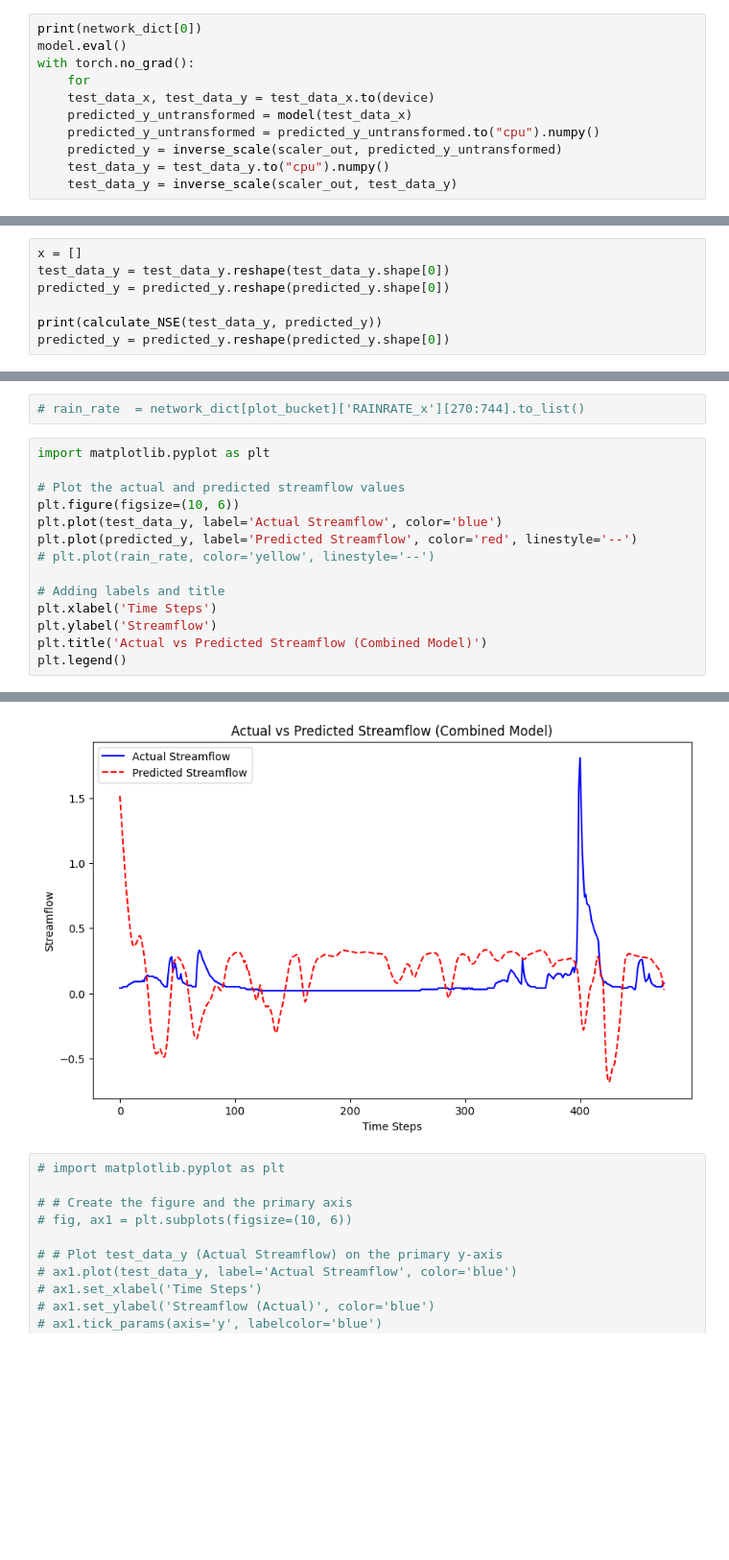
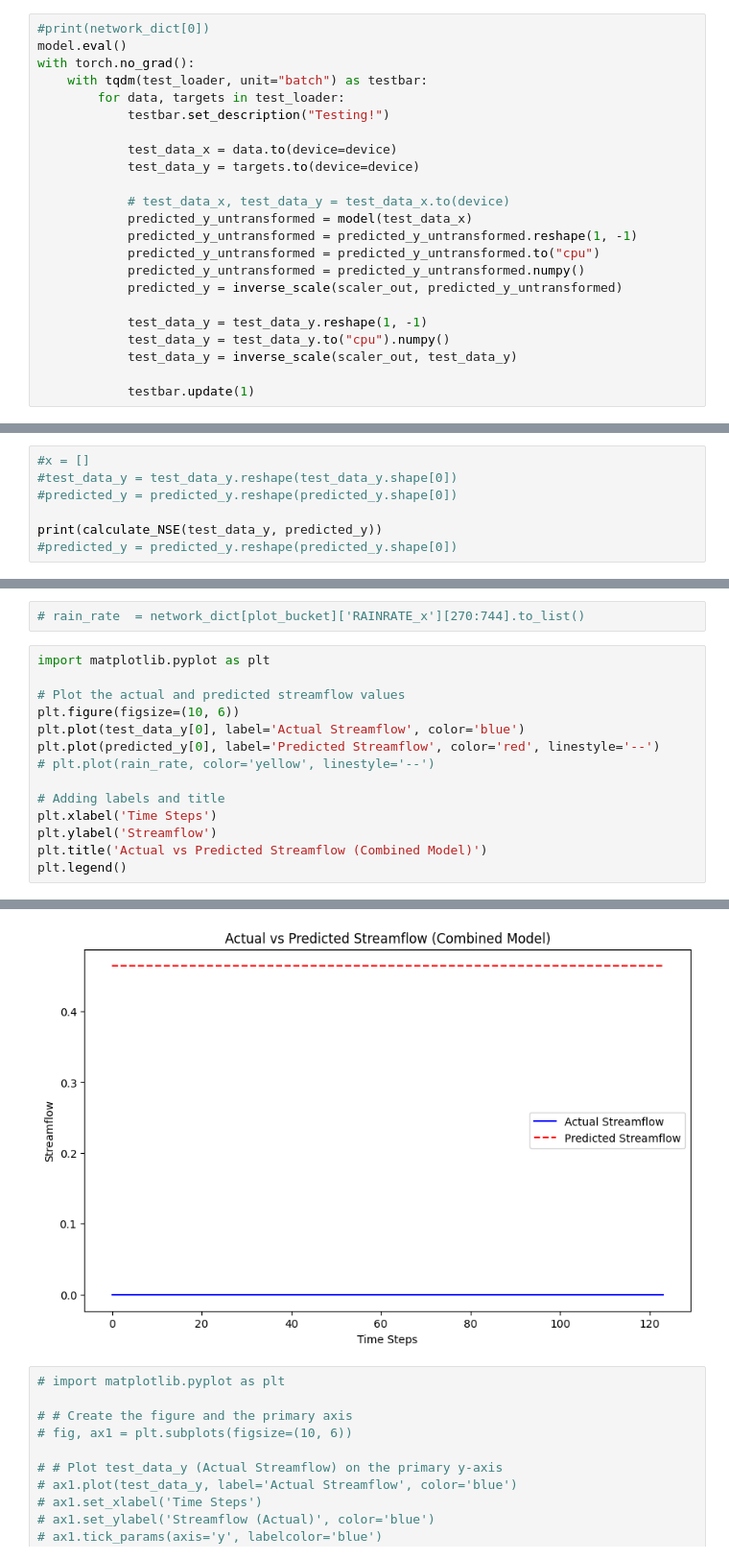
Before and after one commit to quinnylee/nwm_network_lstm_test, a Jupyter notebook: data_train.ipynb, the cells around one changed output, grey strips where cells are left out. Shown at 96% size. Cells and saved outputs as stored; diff of their text form; blank space fills up the shorter version.

Commit message:
updated gitignore, added tqdm bars for val and testing. fixed testing code

```diff
--- a/data_train.ipynb
+++ b/data_train.ipynb
@@ -739,13 +753,25 @@ plot_bucket = [115]
 #test_dataset = torch.utils.data.TensorDataset(test_data_x, test_data_y)
 #test_batch_loader = torch.utils.data.DataLoader(test_dataset, batch_size= batch_size)
 # %%
-print(network_dict[0])
+#print(network_dict[0])
 model.eval()
 with torch.no_grad():
-    for
-    test_data_x, test_data_y = test_data_x.to(device)
-    predicted_y_untransformed = model(test_data_x)
-    predicted_y_untransformed = predicted_y_untransformed.to("cpu").numpy()
-    predicted_y = inverse_scale(scaler_out, predicted_y_untransformed)
-    test_data_y = test_data_y.to("cpu").numpy()
-    test_data_y = inverse_scale(scaler_out, test_data_y)
+    with tqdm(test_loader, unit="batch") as testbar:
+        for data, targets in test_loader:
+            testbar.set_description("Testing!")
+
+            test_data_x = data.to(device=device)
+            test_data_y = targets.to(device=device)
+
+            # test_data_x, test_data_y = test_data_x.to(device)
+            predicted_y_untransformed = model(test_data_x)
+            predicted_y_untransformed = predicted_y_untransformed.reshape(1, -1)
+            predicted_y_untransformed = predicted_y_untransformed.to("cpu")
+            predicted_y_untransformed = predicted_y_untransformed.numpy()
+            predicted_y = inverse_scale(scaler_out, predicted_y_untransformed)
+
+            test_data_y = test_data_y.reshape(1, -1)
+            test_data_y = test_data_y.to("cpu").numpy()
+            test_data_y = inverse_scale(scaler_out, test_data_y)
+
+            testbar.update(1)
@@ -770,8 +778,8 @@ with torch.no_grad():
 # %%
-x = []
-test_data_y = test_data_y.reshape(test_data_y.shape[0])
-predicted_y = predicted_y.reshape(predicted_y.shape[0])
+#x = []
+#test_data_y = test_data_y.reshape(test_data_y.shape[0])
+#predicted_y = predicted_y.reshape(predicted_y.shape[0])
 
 print(calculate_NSE(test_data_y, predicted_y))
-predicted_y = predicted_y.reshape(predicted_y.shape[0])
+#predicted_y = predicted_y.reshape(predicted_y.shape[0])
 # %% [output]
@@ -781,20 +789,20 @@ predicted_y = predicted_y.reshape(predicted_y.shape[0])
 # %%
 import matplotlib.pyplot as plt
 
 # Plot the actual and predicted streamflow values
 plt.figure(figsize=(10, 6))
-plt.plot(test_data_y, label='Actual Streamflow', color='blue')
-plt.plot(predicted_y, label='Predicted Streamflow', color='red', linestyle='--')
+plt.plot(test_data_y[0], label='Actual Streamflow', color='blue')
+plt.plot(predicted_y[0], label='Predicted Streamflow', color='red', linestyle='--')
 # plt.plot(rain_rate, color='yellow', linestyle='--')
 
 # Adding labels and title
 plt.xlabel('Time Steps')
 plt.ylabel('Streamflow')
 plt.title('Actual vs Predicted Streamflow (Combined Model)')
 plt.legend()
 # %% [output]
 <matplotlib.legend.Legend at 0x...>
-[figure, old version]
+[figure, new version]
 # %%
 # import matplotlib.pyplot as plt
 
```
Also changed, not shown: parts of 6 cells of this notebook, 1 other file.
